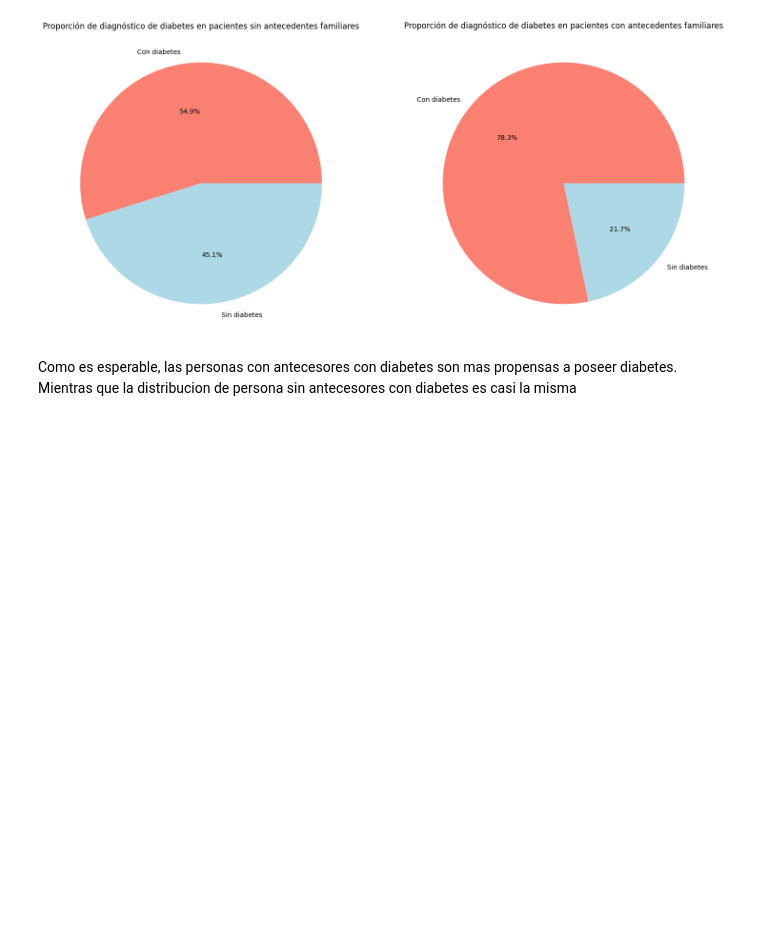
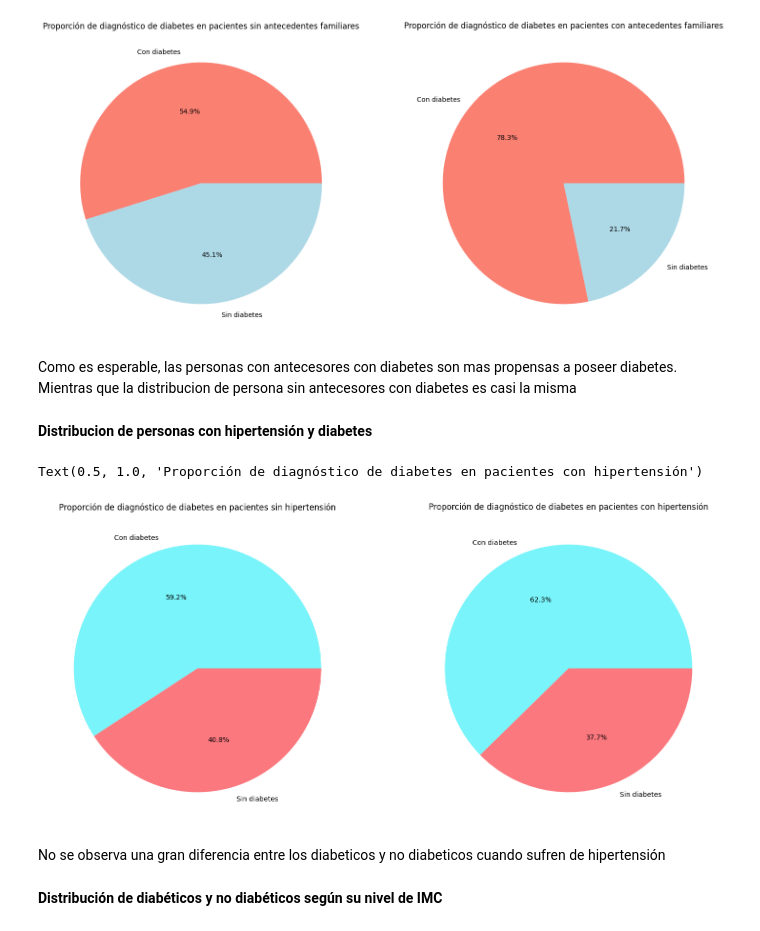
Before and after one commit to diegocv00/Diabetes, a Jupyter notebook: Diabetes.ipynb, the cells around one changed output. Cells and saved outputs as stored; diff of their text form; code cells hidden in the pictures; blank space fills up the shorter version.

```diff
--- a/Diabetes.ipynb
+++ b/Diabetes.ipynb
@@ -149,3 +163,25 @@ Text(0.5, 1.0, 'Proporción de diagnóstico de diabetes en pacientes con anteced
 [figure]
 # %% [markdown]
 Como es esperable, las personas con antecesores con diabetes son mas propensas a poseer diabetes. Mientras que la distribucion de persona sin antecesores con diabetes es casi la misma
+# %% [markdown]
+**Distribucion de personas con hipertensión y diabetes**
+# %%
+
+df_antecedentes_familiares_2 = df.groupby("hypertension_history")["diagnosed_diabetes"].value_counts(normalize=True).unstack().fillna(0).reset_index()
+df_poseen_diabetes_antecedentes_familiares_2 = df_antecedentes_familiares_2.loc[df_antecedentes_familiares_2["hypertension_history"] == 1]
+df_no_poseen_diabetes_antecedentes_familiares_2 = df_antecedentes_familiares_2.loc[df_antecedentes_familiares_2["hypertension_history"] == 0]
+
+fig, (ax1, ax2) = plt.subplots(1, 2, figsize=(18, 10))
+
+ax1.pie(df_no_poseen_diabetes_antecedentes_familiares_2[[1, 0]].values[0], labels=["Con diabetes", "Sin diabetes"], autopct='%1.1f%%', colors=['#78F4FA', '#FA787E'])
+ax1.set_title("Proporción de diagnóstico de diabetes en pacientes sin hipertensión")
+
+ax2.pie(df_poseen_diabetes_antecedentes_familiares_2[[1, 0]].values[0], labels=["Con diabetes", "Sin diabetes"], autopct='%1.1f%%', colors=['#78F4FA', '#FA787E'])
+ax2.set_title("Proporción de diagnóstico de diabetes en pacientes con hipertensión")
+# %% [output]
+Text(0.5, 1.0, 'Proporción de diagnóstico de diabetes en pacientes con hipertensión')
+[figure, added]
+# %% [markdown]
+No se observa una gran diferencia entre los diabeticos y no diabeticos cuando sufren de hipertensión
+# %% [markdown]
+**Distribución de diabéticos y no diabéticos según su nivel de IMC**
```
Also changed, not shown: parts of 39 cells of this notebook.
